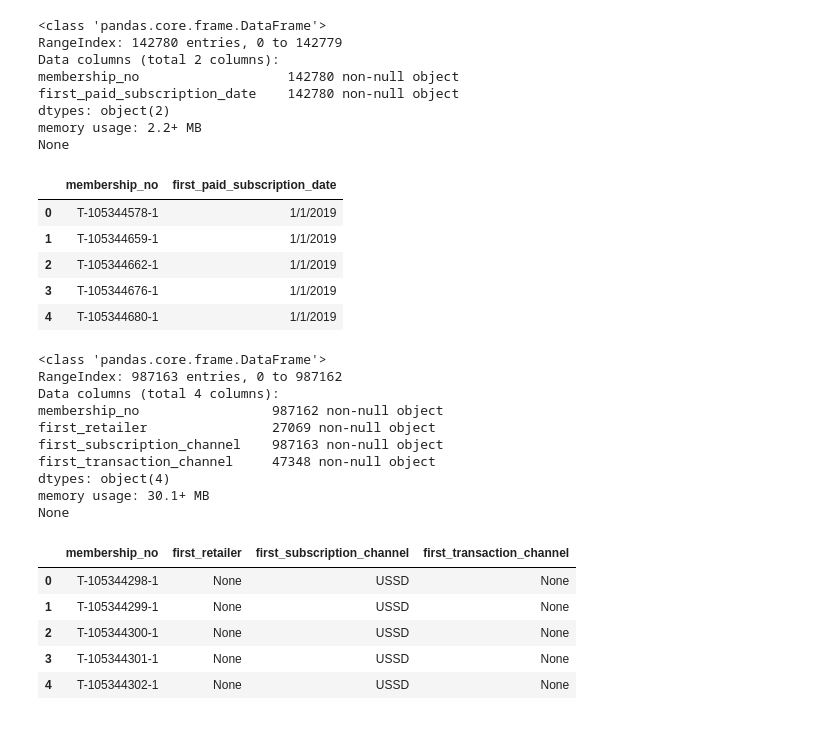
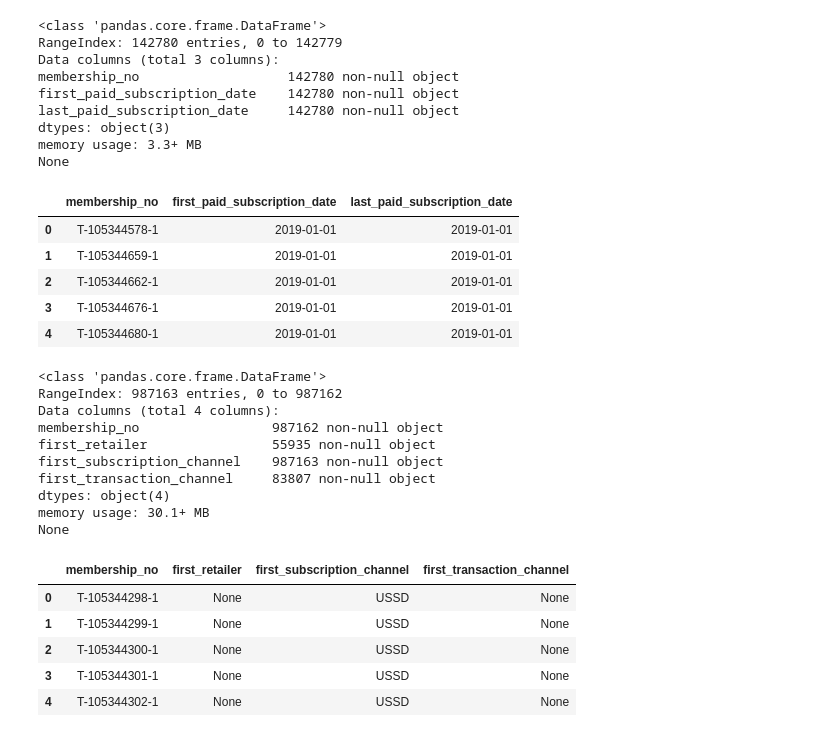
Before and after one commit to urmidebnath/database_manipulation, a Jupyter notebook: data_extract.ipynb, the cells around one changed output. Saved outputs shown, nothing was run; the diff lists cells and outputs as text; code cells hidden in the pictures.

Commit message:
Updated methods
Cleaned up data by removing null values, used postgres built in date function, made multiple queries together.

```diff
--- a/data_extract.ipynb
+++ b/data_extract.ipynb
@@ -64,37 +72,42 @@ None
 # %%
-# First Join date as non-free (non-TonicBasic)
-q_nonfree = "SELECT DISTINCT ON (membership_no) "\
-                "membership_no, subscription_on AS first_paid_subscription_date "\
+# First Join date and last subscription date as non-free (non-TonicBasic)
+# [first_join_date datatype datetime, last_free_subscription_date datatype datetime]
+nonbasic_q = "SELECT membership_no, "\
+                "MIN(to_date(subscription_on, 'DD/MM/YYYY')) AS first_paid_subscription_date, "\
+                "MAX(to_date(subscription_on, 'DD/MM/YYYY')) AS last_paid_subscription_date "\
             "FROM public.subscription_data "\
             "WHERE current_product_code NOT IN ('TonicBasic', 'NonMember') "\
-            "ORDER BY membership_no, subscription_on ASC;"
-nonfree = pd.read_sql_query(q_nonfree, conn)
-nonfree['first_paid_subscription_date'] = nonfree['first_paid_subscription_date'].apply(lambda x: x.split(' ')[0])
-print(nonfree.info())
-nonfree.head()
+            "GROUP BY membership_no;"
+nonbasic = pd.read_sql_query(nonbasic_q, conn)
+print(nonbasic.info())
+nonbasic.head()
 # %% [output]
 <class 'pandas.core.frame.DataFrame'>
 RangeIndex: 142780 entries, 0 to 142779
-Data columns (total 2 columns):
+Data columns (total 3 columns):
 membership_no                   142780 non-null object
 first_paid_subscription_date    142780 non-null object
-dtypes: object(2)
-memory usage: 2.2+ MB
+last_paid_subscription_date     142780 non-null object
+dtypes: object(3)
+memory usage: 3.3+ MB
 None
-|  | membership_no | first_paid_subscription_date |
-| 0 | T-105344578-1 | 1/1/2019 |
-| 1 | T-105344659-1 | 1/1/2019 |
-| 2 | T-105344662-1 | 1/1/2019 |
-| 3 | T-105344676-1 | 1/1/2019 |
-| 4 | T-105344680-1 | 1/1/2019 |
+|  | membership_no | first_paid_subscription_date | last_paid_subscription_date |
+| 0 | T-105344578-1 | 2019-01-01 | 2019-01-01 |
+| 1 | T-105344659-1 | 2019-01-01 | 2019-01-01 |
+| 2 | T-105344662-1 | 2019-01-01 | 2019-01-01 |
+| 3 | T-105344676-1 | 2019-01-01 | 2019-01-01 |
+| 4 | T-105344680-1 | 2019-01-01 | 2019-01-01 |
 # %%
 # First retailer/channel identification
+# [first_retailer datatype character varying, or string
+#  first_subscription_channel datatype character varying, or string
+#  first_transaction_channel datatype character varying, or string]
 q_retail = "SELECT DISTINCT ON (membership_no) "\
             "membership_no, retailer_type AS first_retailer, "\
                 "subscription_channel AS first_subscription_channel, "\
                 "transaction_channel AS first_transaction_channel "\
             "FROM public.subscription_data "\
-            "ORDER BY membership_no, subscription_on ASC;"
+            "ORDER BY membership_no, to_date(subscription_on, 'DD/MM/YYYY');"
 retail = pd.read_sql_query(q_retail, conn)
 print(retail.info())
 retail.head()
@@ -103,9 +116,9 @@ retail.head()
 RangeIndex: 987163 entries, 0 to 987162
 Data columns (total 4 columns):
 membership_no                 987162 non-null object
-first_retailer                27069 non-null object
+first_retailer                55935 non-null object
 first_subscription_channel    987163 non-null object
-first_transaction_channel     47348 non-null object
+first_transaction_channel     83807 non-null object
 dtypes: object(4)
 memory usage: 30.1+ MB
 None
```
Also changed, not shown: parts of 35 cells of this notebook.
